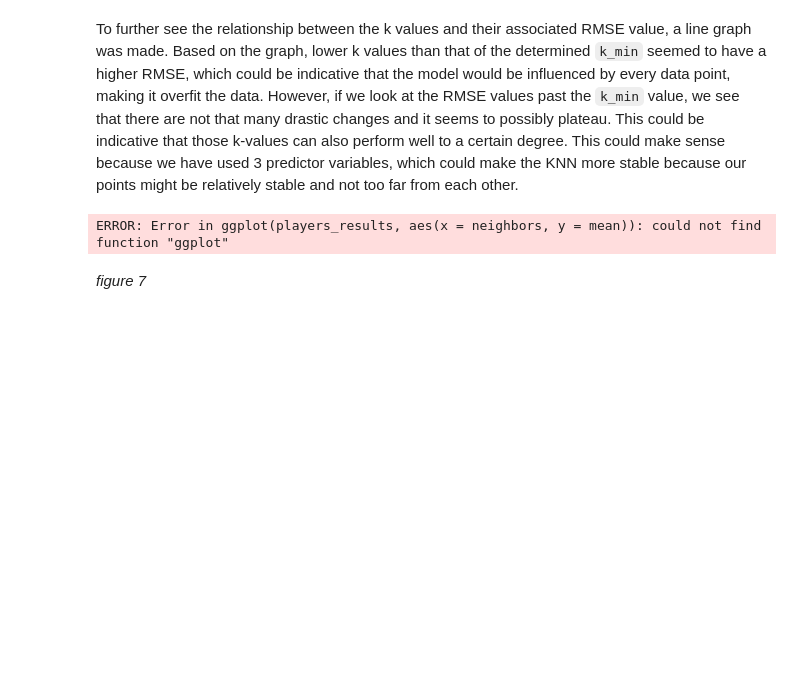
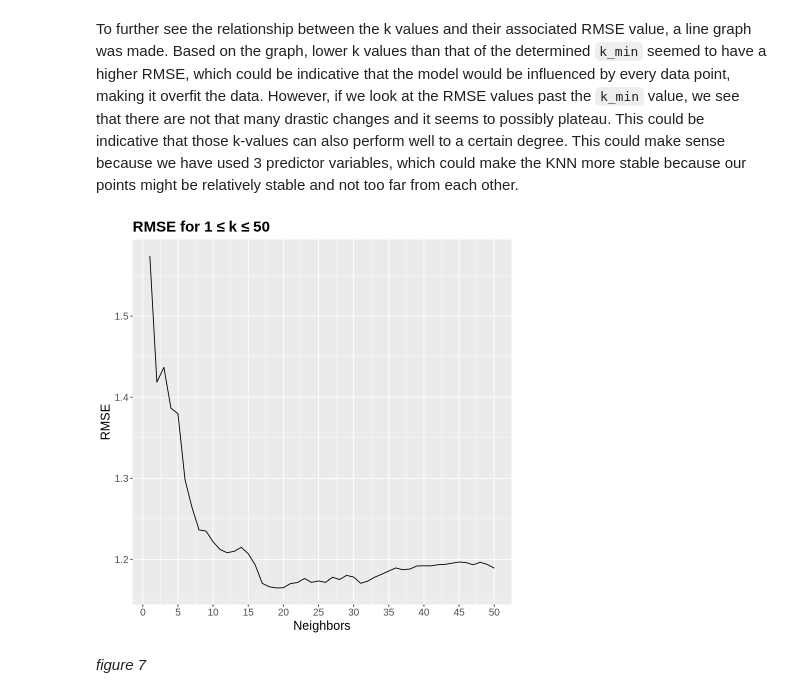
Before and after one commit to thaviship/dsci-group-project, a Jupyter notebook: methods_finalized.ipynb, the cells around one changed output. Drawn from its saved outputs; the diff is of its cells as text; code cells hidden in the pictures; blank space fills up the shorter version.

```diff
--- a/methods_finalized.ipynb
+++ b/methods_finalized.ipynb
@@ -301,13 +314,14 @@ To further see the relationship between the k values and their associated RMSE v
 # %%
 set.seed(1234)
 rmse_versus_k <- ggplot(players_results, aes(x = neighbors, y = mean)) +
     geom_line() +
     labs(x = "Neighbors", y = "RMSE", title = "RMSE for 1 ≤ k ≤ 50") +
     scale_x_continuous(breaks = seq(from = 0, to = 50, by = 5)) +
-    theme(text = element_text(size = 15))
+    theme(text = element_text(size = 15))+
+      theme(plot.title = element_text(size = 18, face = "bold"))
 rmse_versus_k
 # %% [output]
-ERROR: Error in ggplot(players_results, aes(x = neighbors, y = mean)): could not find function "ggplot"
+[figure, added]
 # %% [markdown]
 *figure 7*
 # %% [markdown]
```
Also changed, not shown: parts of 11 cells of this notebook.
